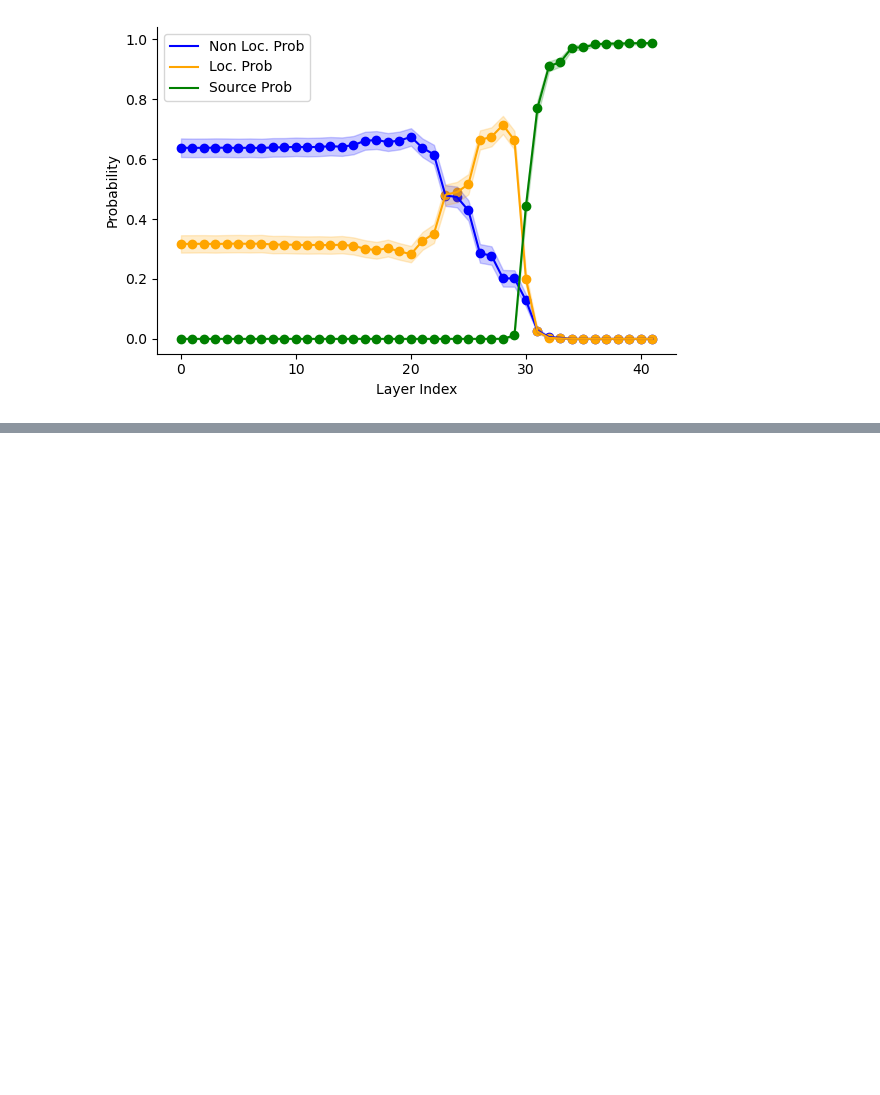
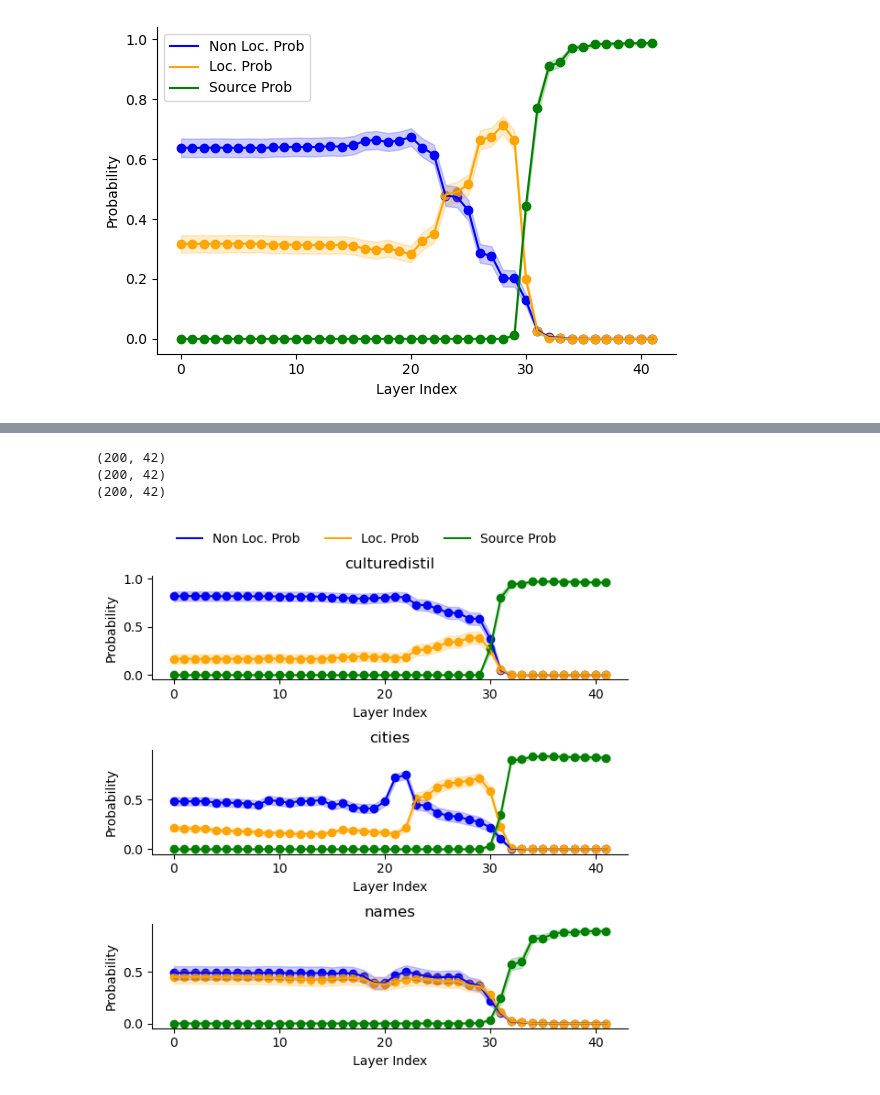
Before and after one commit to BerkeArgin/llm-localization, a Jupyter notebook: patchscope.ipynb, the cells around one changed output, grey strips where cells are left out. Cells and saved outputs as stored; diff of their text form; code cells hidden in the pictures; blank space fills up the shorter version.

```diff
--- a/patchscope.ipynb
+++ b/patchscope.ipynb
@@ -188,0 +285,44 @@ fig.savefig("imp_patchscope_fixed_prompts.pdf", dpi=300, bbox_inches='tight')
+# %%
+subtasks = outputs_df['subtask'].unique()
+fig, axes = plt.subplots(len(subtasks), 1, figsize=(6, 2 * len(subtasks)))
+
+handles, labels = None, None
+
+for i, subtask in enumerate(subtasks):
+    ax = axes[i]
+    # Plot as usual
+    plot_avg_probs_ax(
+        outputs_df.query(f"country != '' and subtask == '{subtask}'"),
+        ax=ax,
+        include_source=True
+    )
+    # Grab legend info from this axis (last call will overwrite earlier ones)
+    handles, labels = ax.get_legend_handles_labels()
+
+    # If the function draws an axis-level legend, remove it
+    if ax.get_legend() is not None:
+        ax.get_legend().remove()
+
+    ax.set_title(subtask)
+
+# Use tight_layout to pack subplots, then adjust top to create space for the legend
+fig.tight_layout()
+fig.subplots_adjust(top=0.92)  # adjust as needed to reduce whitespace
+
+# Now add a single legend at the top, with no borders
+fig.legend(
+    handles,
+    labels,
+    loc='upper center',
+    bbox_to_anchor=(0.5, 1.02),  # slightly above the top
+    ncol=3,
+    frameon=False  # removes legend border
+)
+
+fig.savefig("imp_patchscope_pertask.pdf", dpi=300, bbox_inches='tight')
+plt.show()
+# %% [output]
+(200, 42)
+(200, 42)
+(200, 42)
+[figure, added]
```
Also changed, not shown: parts of 13 cells of this notebook.
